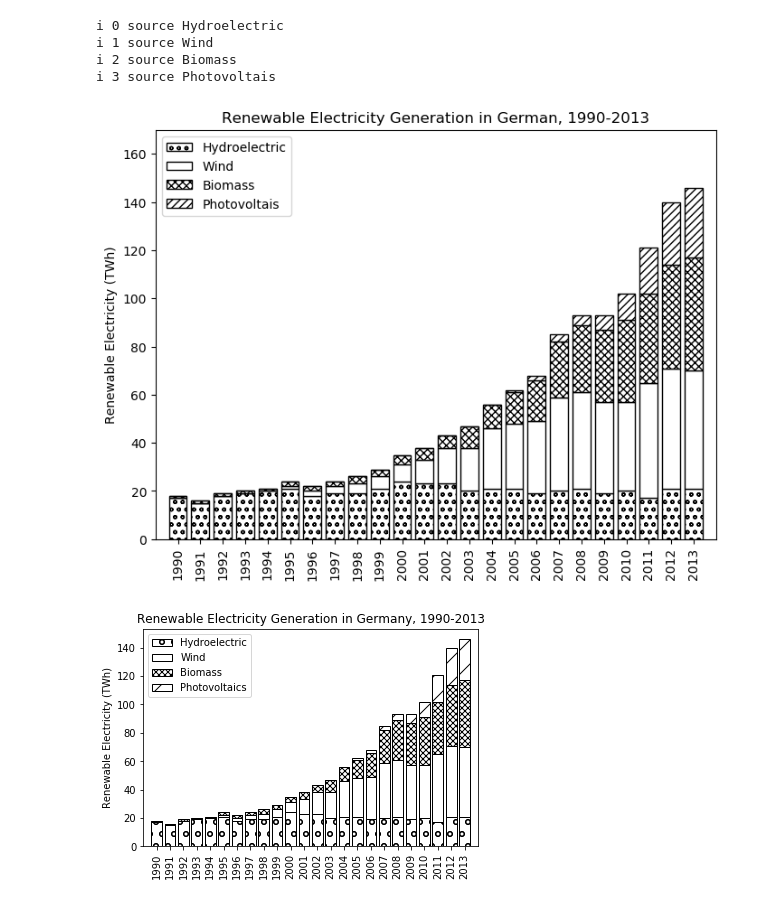
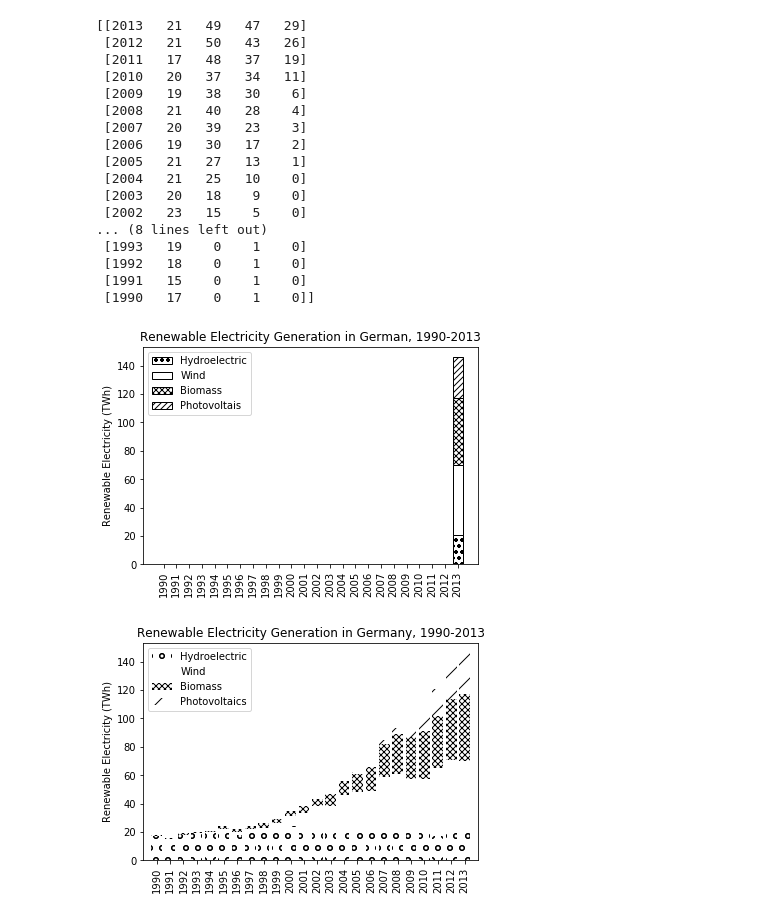
Before and after one commit to fenggeorgeyu/py_learn_2017, a Jupyter notebook: ch02_pylab/ch07_matplotlib_20181003.ipynb, the cells around one changed output. Saved outputs shown, nothing was run; the diff lists cells and outputs as text; code cells hidden in the pictures.

```diff
--- a/ch02_pylab/ch07_matplotlib_20181003.ipynb
+++ b/ch02_pylab/ch07_matplotlib_20181003.ipynb
@@ -1,45 +1,59 @@
 # %%
 from urllib.request import urlopen
 import numpy as np
 import matplotlib.pyplot as plt
 
 url='https://scipython.com/static/media/examples/E7/germany-energy-sources.txt'
 file = urlopen(url)
 data = np.loadtxt(file, skiprows=2, dtype='i4')
+
 # print(data)
 years = data[:,0]
 n = len(years)
 
 #GWh to TWh
-data[:,1:]=data[:,1:]/1000
+data[:,1:] = data[:,1:]/1000
 # print(data)
 
-fig=plt.figure(figsize=(8, 6), dpi=100, facecolor='w', edgecolor='k')
+# fig=plt.figure(figsize=(8, 6), dpi=100, facecolor='w', edgecolor='k')
+fig=plt.figure()
 ax=fig.add_subplot(111)
 sources=('Hydroelectric','Wind','Biomass','Photovoltais')
-hatch=['oo',' ','xxxx','////']
+hatch=['oo','','xxxx','////']
 bottom = np.zeros(n)
 bars=[None]*n
 for i, source in enumerate(sources):
-    print('i',i,'source',source)
-    bars[i]=ax.bar(years, bottom=bottom, height=data[:,i+1],color='w', edgecolor ='k',
-                   hatch=hatch[i], lw=1., align='center')
+    bars[i]=ax.bar(years, bottom=bottom, height=data[:,i+1], color='w', edgecolor ='k',
+                   hatch=hatch[i], align='center')
     bottom += data[:,i+1]
 
 ax.set_xticks(years)
 plt.xticks(rotation = 90)
-ax.set_xlim(years[-1]-1, years[0]+1)
-ax.set_ylim(0, 170)
+# ax.set_xlim(years[-1]-1, years[0]+1)
+# ax.set_ylim(0, 170)
 ax.set_ylabel('Renewable Electricity (TWh)')
 ax.set_title('Renewable Electricity Generation in German, {}-{}'.format(years[-1],years[0]))
 plt.legend(bars, sources, loc='best')
 plt.show()
 # %% [output]
-i 0 source Hydroelectric
-i 1 source Wind
-i 2 source Biomass
-i 3 source Photovoltais
+[[2013   21   49   47   29]
+ [2012   21   50   43   26]
+ [2011   17   48   37   19]
+ [2010   20   37   34   11]
+ [2009   19   38   30    6]
+ [2008   21   40   28    4]
+ [2007   20   39   23    3]
+ [2006   19   30   17    2]
+ [2005   21   27   13    1]
+ [2004   21   25   10    0]
+ [2003   20   18    9    0]
+ [2002   23   15    5    0]
+... (8 lines left out)
+ [1993   19    0    1    0]
+ [1992   18    0    1    0]
+ [1991   15    0    1    0]
+ [1990   17    0    1    0]]
-[figure, old version]
+[figure, new version]
 # %%
 from urllib.request import urlopen
 import numpy as np
@@ -48,12 +62,12 @@ import matplotlib.pyplot as plt
 url='https://scipython.com/static/media/examples/E7/germany-energy-sources.txt'
 file = urlopen(url)
 data = np.loadtxt(file, skiprows=2, dtype='i4')
-# print(data)
+
 years = data[:,0]
 n = len(years)
 
 # GWh to TWh
-data[:,1:] = data[:,1:]/1000
+data[:,1:] = data[:,1:]/ 1000
 
 fig = plt.figure()
 ax = fig.add_subplot(111)
@@ -62,7 +76,7 @@ hatch = ['o', '', 'xxxx', '/']
 bottom = np.zeros(n)
 bars = [None]*n
 for i, source in enumerate(sources):
-    bars[i] = ax.bar(years, bottom=bottom, height=data[:,i+1], color='w',
+    bars[i] = ax.bar(years, bottom=bottom, height=data[:,i+1], color='w', edgec
                     hatch=hatch[i], align='center')
     bottom += data[:,i+1]
 
@@ -74,4 +88,4 @@ ax.set_title('Renewable Electricity Generation in Germany, 1990-2013')
 plt.legend(bars, sources, loc='best')
 plt.show()
 # %% [output]
-[figure, old version]
+[figure, new version]
```
Also changed, not shown: parts of 2 cells of this notebook, 1 other file.
